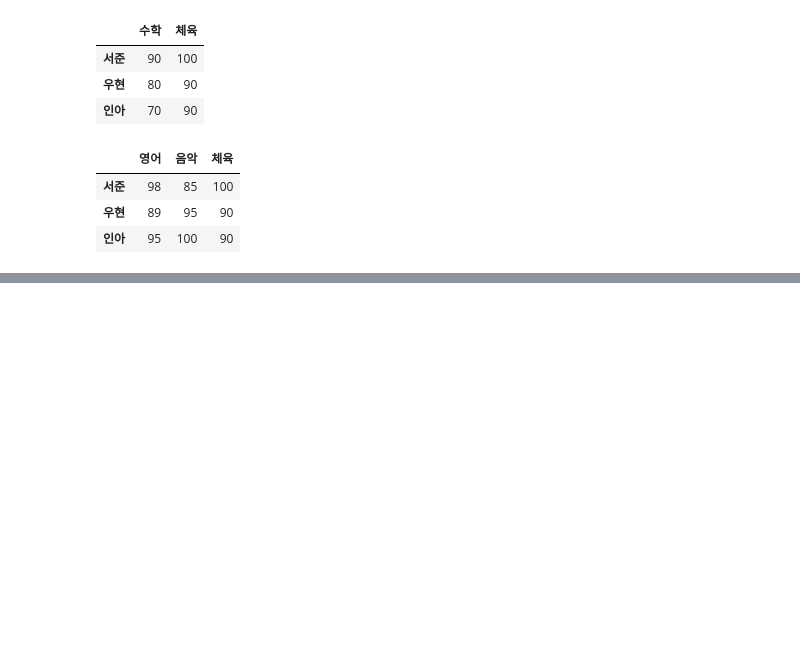
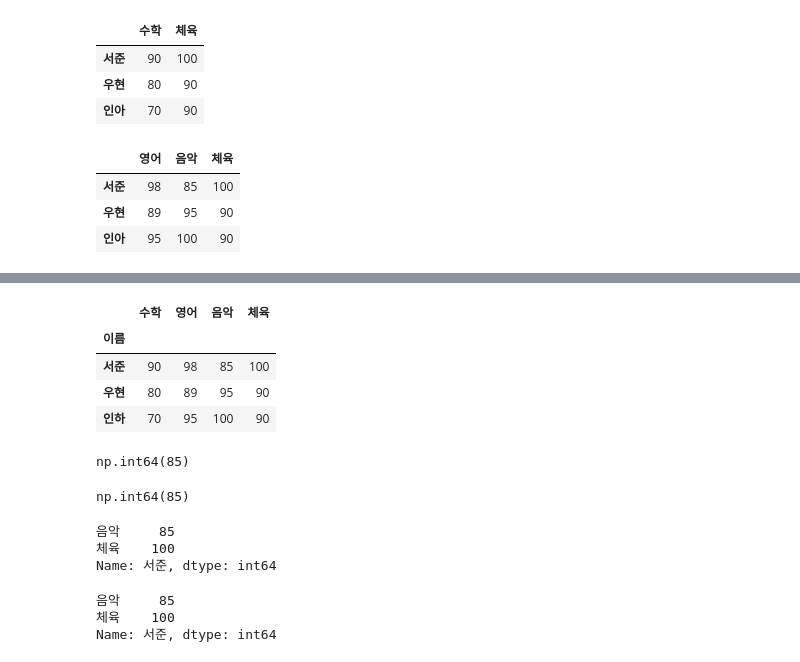
Before and after one commit to rlaalsgh1113/18_data_analytics, a Jupyter notebook: 02_데이터프레임.ipynb, the cells around one changed output, grey strips where cells are left out. Cells and saved outputs as stored; diff of their text form; code cells hidden in the pictures; blank space fills up the shorter version.

```diff
--- a/02_데이터프레임.ipynb
+++ b/02_데이터프레임.ipynb
@@ -192,0 +362,29 @@ df5
+# %%
+df
+# %% [output]
+|  | 수학 | 영어 | 음악 | 체육 |
+| 이름 |  |  |  |  |
+| 서준 | 90 | 98 | 85 | 100 |
+| 우현 | 80 | 89 | 95 | 90 |
+| 인하 | 70 | 95 | 100 | 90 |
+# %%
+# df.loc["서준"]["음악"]
+df.loc["서준", "음악"]
+# %% [output]
+np.int64(85)
+# %%
+df.iloc[0, 2]
+# %% [output]
+np.int64(85)
+# %%
+df.loc["서준",["음악", "체육"]]
+# %% [output]
+음악     85
+체육    100
+Name: 서준, dtype: int64
+# %%
+df.iloc[0,[2,3]]
+# %% [output]
+음악     85
+체육    100
+Name: 서준, dtype: int64
```
Also changed, not shown: parts of 19 cells of this notebook.
